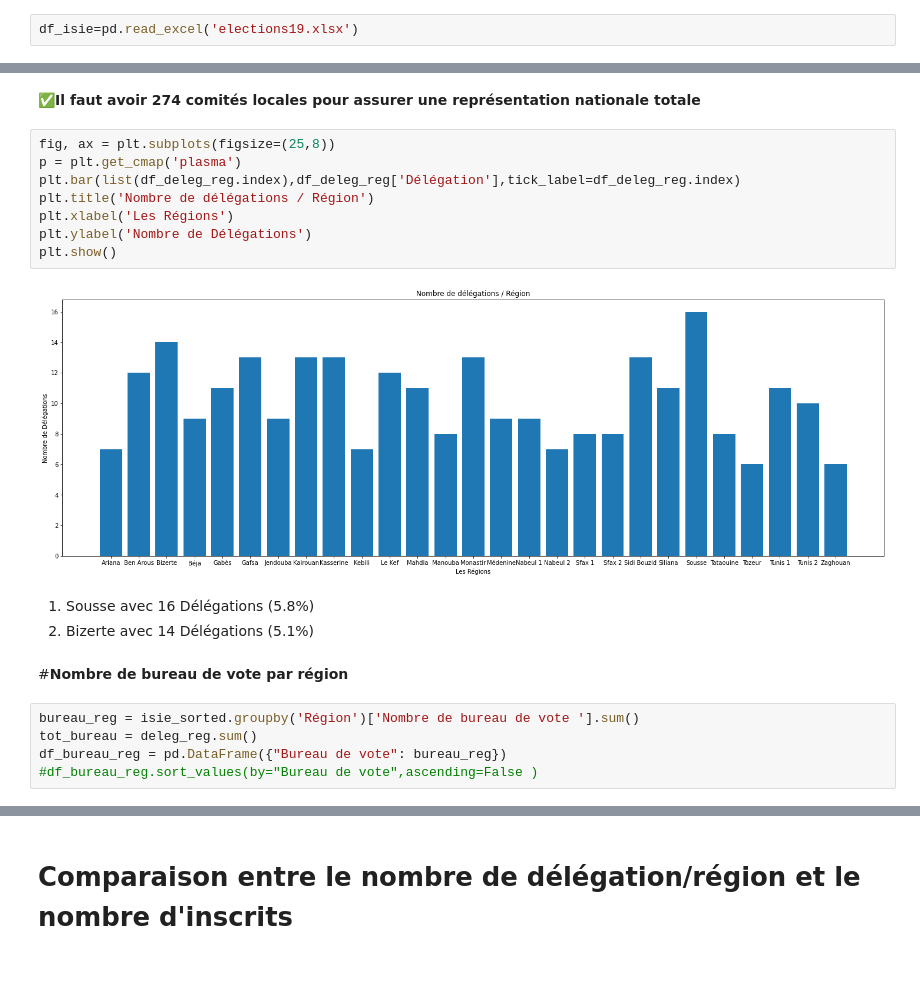
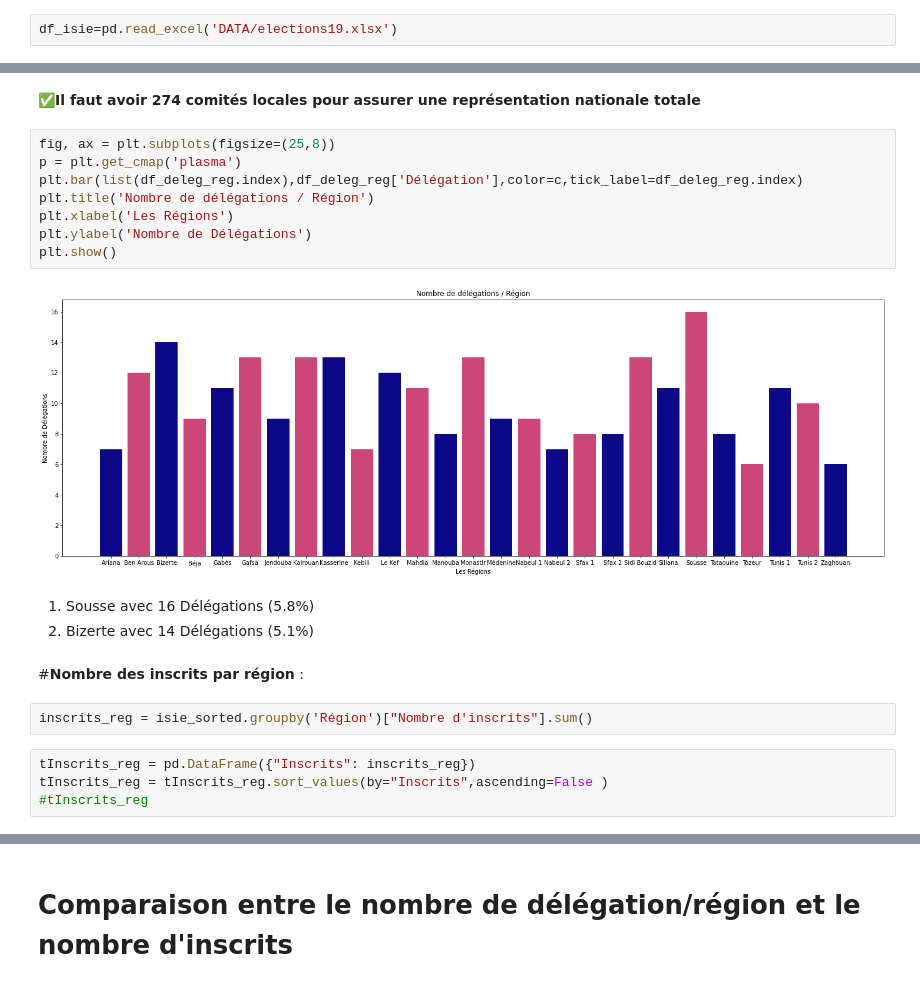
Before and after one commit to SeifAllah-BS/Analyse_Donn-es, a Jupyter notebook: index.ipynb, the cells around one changed output, grey strips where cells are left out. Cells and saved outputs as stored; diff of their text form.

```diff
--- a/index.ipynb
+++ b/index.ipynb
@@ -6,6 +6,6 @@ import numpy as np
 import matplotlib.pyplot as plt
 %matplotlib inline
 # %%
-df_isie=pd.read_excel('elections19.xlsx')
+df_isie=pd.read_excel('DATA/elections19.xlsx')
 # %%
 isie_sorted = df_isie.sort_values(by="Nombre d'inscrits",ascending=False )
@@ -90,23 +52,24 @@ tot_deg
 # %%
 fig, ax = plt.subplots(figsize=(25,8))
 p = plt.get_cmap('plasma')
-plt.bar(list(df_deleg_reg.index),df_deleg_reg['Délégation'],tick_label=df_deleg_reg.index)
+plt.bar(list(df_deleg_reg.index),df_deleg_reg['Délégation'],color=c,tick_label=df_deleg_reg.index)
 plt.title('Nombre de délégations / Région')
 plt.xlabel('Les Régions')
 plt.ylabel('Nombre de Délégations')
 plt.show()
 # %% [output]
-[figure, old version]
+[figure, new version]
 # %% [markdown]
 
 
 1.   Sousse avec 16 Délégations (5.8%)
 2.   Bizerte avec 14 Délégations (5.1%)
 # %% [markdown]
-#**Nombre de bureau de vote par région**
+#**Nombre des inscrits par région** :
-# %%
-bureau_reg = isie_sorted.groupby('Région')['Nombre de bureau de vote '].sum()
-tot_bureau = deleg_reg.sum()
-df_bureau_reg = pd.DataFrame({"Bureau de vote": bureau_reg})
-#df_bureau_reg.sort_values(by="Bureau de vote",ascending=False )
+# %%
+inscrits_reg = isie_sorted.groupby('Région')["Nombre d'inscrits"].sum()
+# %%
+tInscrits_reg = pd.DataFrame({"Inscrits": inscrits_reg})
+tInscrits_reg = tInscrits_reg.sort_values(by="Inscrits",ascending=False )
+#tInscrits_reg
 # %%
```
Also changed, not shown: parts of 17 cells of this notebook.
